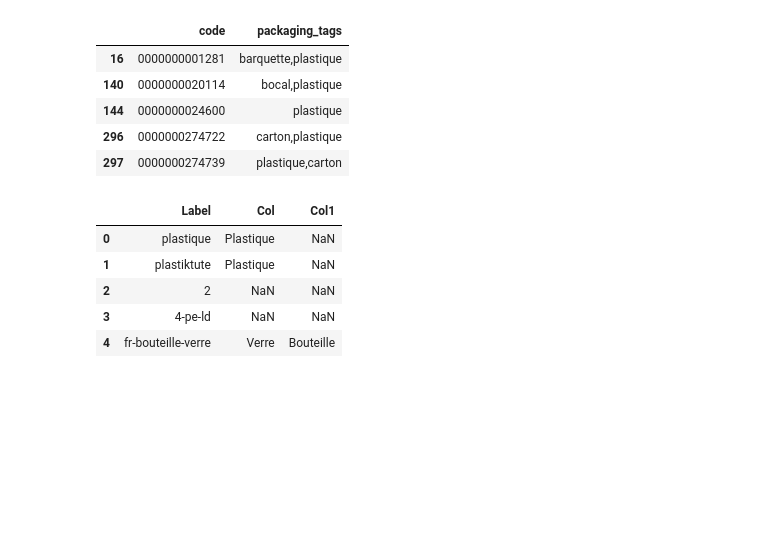
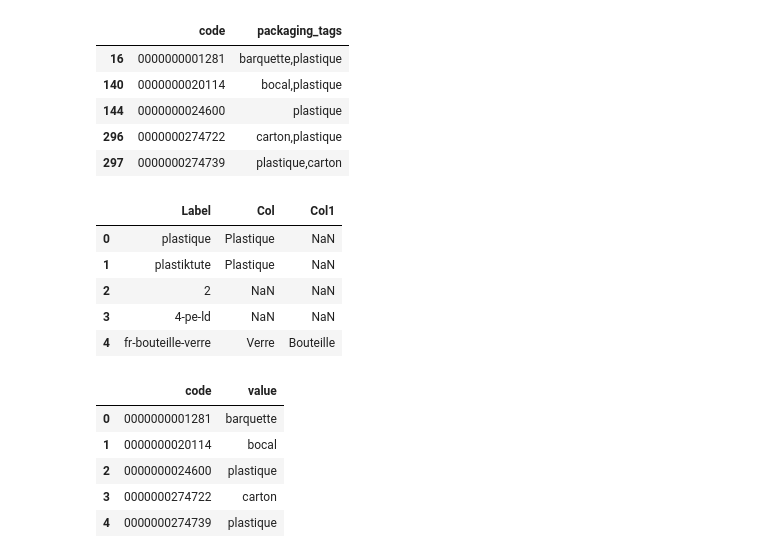
Before and after one commit to ludmilaexbrayat/recognizing-packagings, a Jupyter notebook: generate_y_target.ipynb, the cells around one changed output. Saved outputs shown, nothing was run; the diff lists cells and outputs as text; code cells hidden in the pictures; blank space fills up the shorter version.

```diff
--- a/generate_y_target.ipynb
+++ b/generate_y_target.ipynb
@@ -216,3 +216,16 @@ df_dic.head()
 #get dictionaries to replace values
 dic_transfo1 = dict(zip(df_dic.Label, df_dic.Col))
 dic_transfo2 = dict(zip(df_dic.Label, df_dic.Col1))
+# %%
+df_1 = df.set_index('code')['packaging_tags'].str.split(',', expand=True)
+value_vars_1 = df_1.columns
+df_1 = df_1.reset_index()
+df_2 = pd.melt(df_1, id_vars = 'code', value_vars = value_vars_1).dropna()[['code','value']]
+df_2.head()
+# %% [output]
+|  | code | value |
+| 0 | 0000000001281 | barquette |
+| 1 | 0000000020114 | bocal |
+| 2 | 0000000024600 | plastique |
+| 3 | 0000000274722 | carton |
+| 4 | 0000000274739 | plastique |
```
